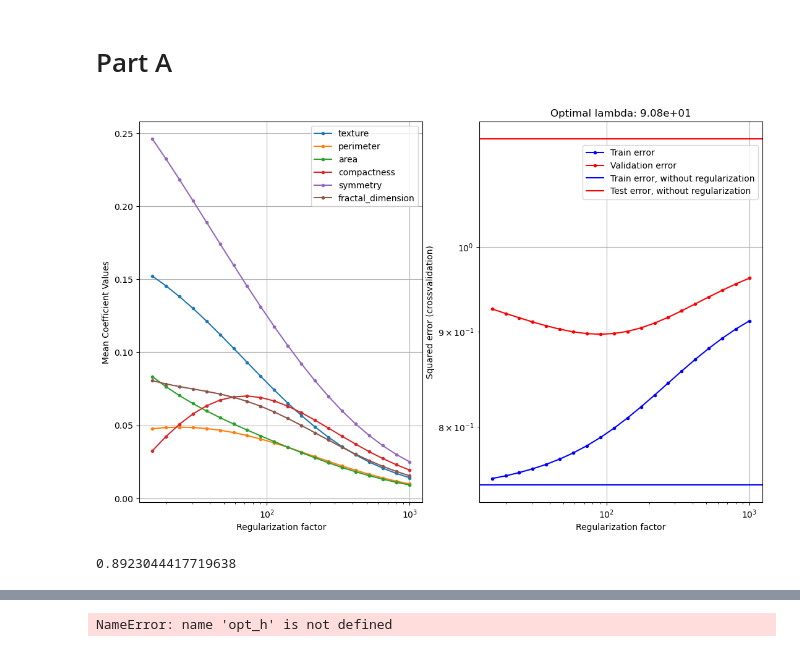
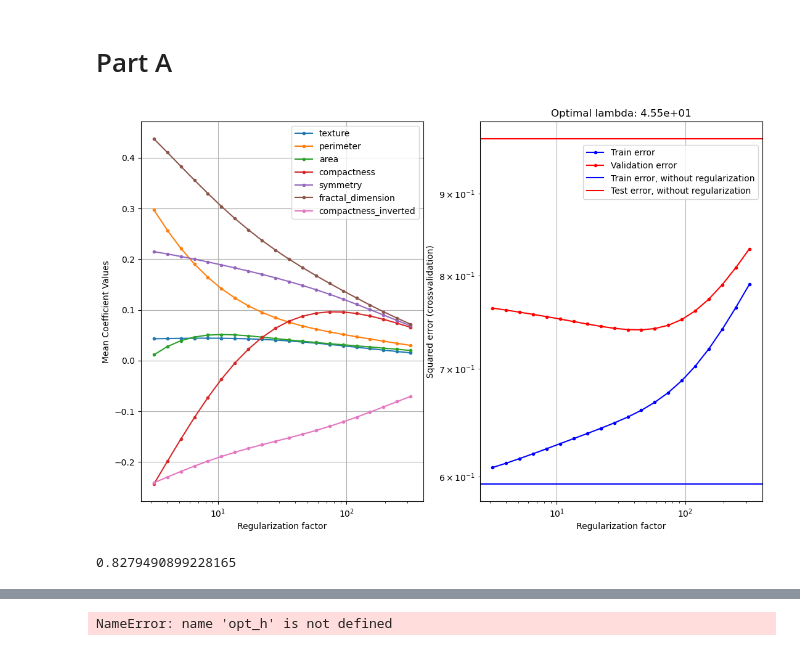
Before and after one commit to DaSquire/Intro_To_ML, a Jupyter notebook: Project2/regression.ipynb, the cells around one changed output, grey strips where cells are left out. Saved outputs shown, nothing was run; the diff lists cells and outputs as text; code cells hidden in the pictures.

Commit message:
inverted compactness column

```diff
--- a/Project2/regression.ipynb
+++ b/Project2/regression.ipynb
@@ -20,6 +20,7 @@ from toolbox_02450 import rlr_validate
 
 df = pd.read_csv("../Prostate_Cancer.csv", index_col="id")
 df["diagnosis_result"] = np.where(df["diagnosis_result"] == "M", 1, 0)
+df["compactness_inverted"] = 1/df.compactness
 
 continuous_cols = ['radius',
                     'texture',
@@ -28,7 +29,8 @@ continuous_cols = ['radius',
                     'smoothness',
                     'compactness',
                     'symmetry',
-                    'fractal_dimension']
+                    'fractal_dimension',
+                    "compactness_inverted"]
 
 df_means = df[continuous_cols].mean()
 
@@ -54,9 +56,9 @@ y = y.to_numpy()
 N, M = X.shape
 # %%
 K = 5
-CV = model_selection.KFold(K, shuffle=True, random_state=230)
+CV = model_selection.KFold(K, shuffle=True, random_state=2306)
 
-lambdas = np.logspace(1.2, 3, num=20)
+lambdas = np.logspace(0.5, 2.5, num=20)
 
 Error_train = np.empty((K,1))
 Error_train_man = np.empty((K,1))
@@ -134,38 +136,38 @@ for train_index, test_index in CV.split(X,y):
         xlabel('Regularization factor')
         ylabel('Mean Coefficient Values')
         grid()
         # You can choose to display the legend, but it's omitted for a cleaner
         # plot, since there are many attributes
         legend(continuous_cols[1:], loc='best')
 
         subplot(1,2,2)
         title('Optimal lambda: {0}'.format(np.format_float_scientific(opt_lambda, precision=2)))
         loglog(lambdas,train_err_vs_lambda.T,'b.-',lambdas,test_err_vs_lambda.T,'r.-')
         x1 = (90, Error_train[k, 0])
         x2 = (100, Error_train[k, 0])
         plt.axline(x1, x2, color='b')
         x1 = (90, Error_test[k, 0])
         x2 = (100, Error_test[k, 0])
         plt.axline(x1, x2, color='r')
         xlabel('Regularization factor')
         ylabel('Squared error (crossvalidation)')
         legend(['Train error','Validation error',
                 'Train error, without regularization', 'Test error, without regularization'],
                    bbox_to_anchor = [1, 0.95])
         grid()
 
     # To inspect the used indices, use these print statements
     #print('Cross validation fold {0}/{1}:'.format(k+1,K))
     #print('Train indices: {0}'.format(train_index))
     #print('Test indices: {0}\n'.format(test_index))
 
     k+=1
 # %% [output]
-[figure, old version]
+[figure, new version]
 # %%
 Error_test_rlr.mean()
 # %% [output]
-0.8923044417719638
+0.8279490899228165
 # %%
 from sklearn.neural_network import MLPRegressor
 # %%
```
Also changed, not shown: 2 other files.
